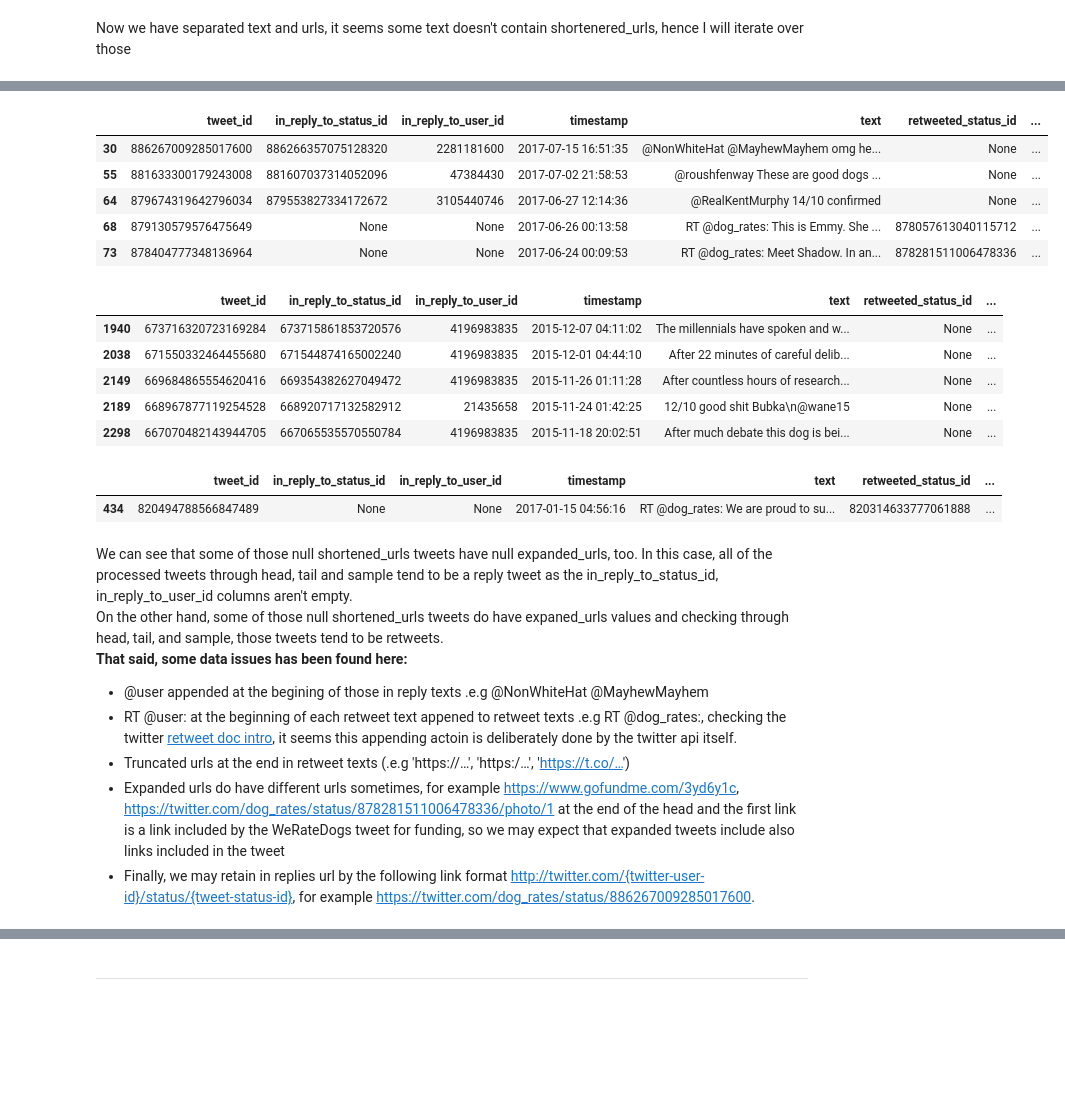
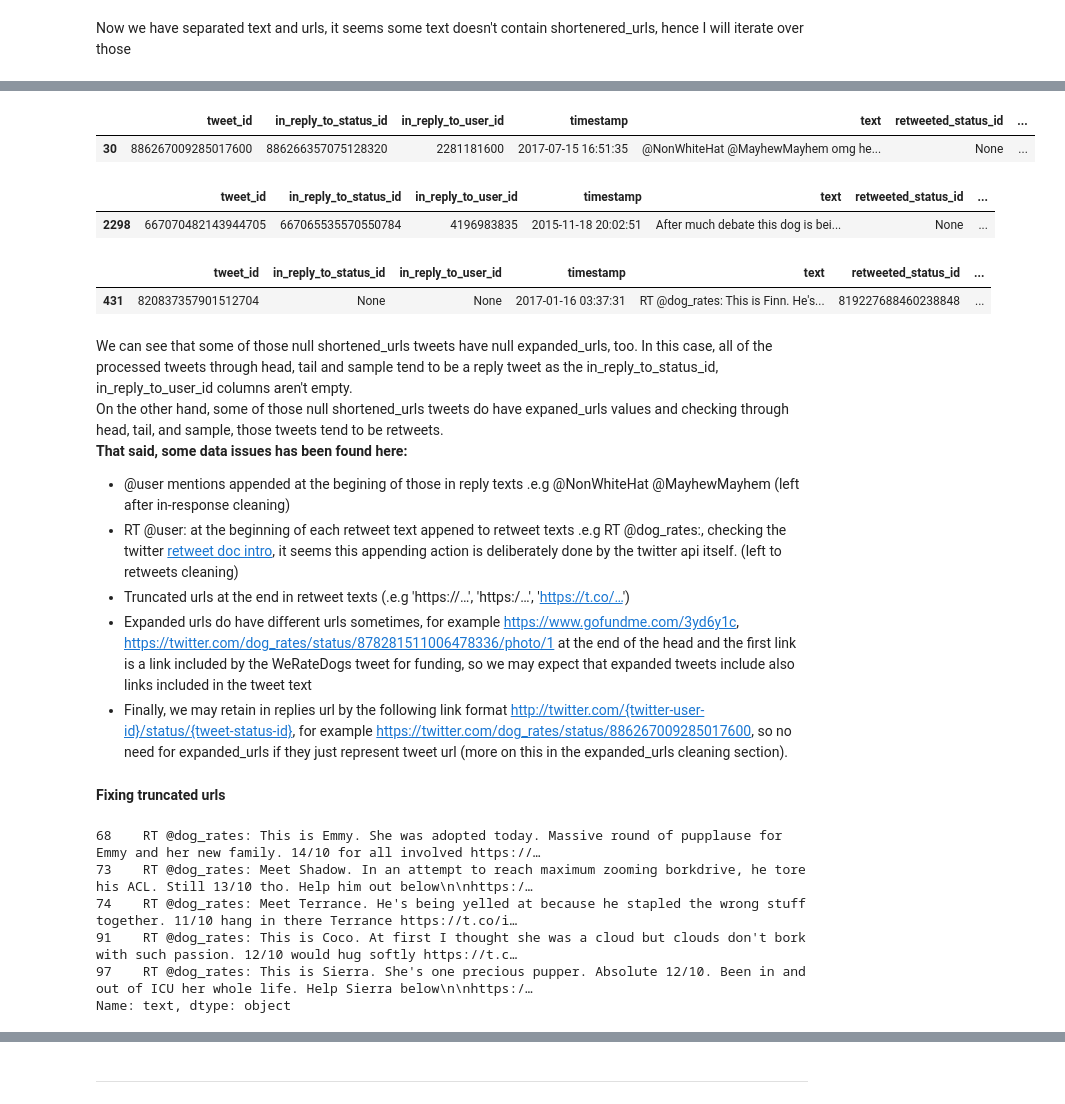
Before and after one commit to AbdelrahmanTorki/Wrangle-and-Analyze-Data, a Jupyter notebook: wrangle_act.ipynb, the cells around one changed output, grey strips where cells are left out. Saved outputs shown, nothing was run; the diff lists cells and outputs as text; code cells hidden in the pictures; blank space fills up the shorter version.

```diff
--- a/wrangle_act.ipynb
+++ b/wrangle_act.ipynb
@@ -533,7 +454,8 @@ def get_index(df, column, values):
 ### Deleted Tweets
 # %% [markdown]
 I will drop deleted tweets since I cannot assess their authenticity
-# %%
-deleted_tweets_ids = np.asarray(deleted_tweets_ids).astype(str)
-# %%
-dogs_clean.drop(get_index(dogs_clean, 'tweet_id', deleted_tweets_ids), inplace=True)
+# %%
+deleted_tweets_ids = np.asarray(deleted_tweets_ids).astype(np.int64)
+del_tweets_indices = dogs_clean[dogs_clean['tweet_id'].isin(deleted_tweets_ids)].index
+
+print(dogs_clean.loc[del_tweets_indices].shape[0], len(deleted_tweets_ids))
@@ -539,0 +464,5 @@ dogs_clean.drop(get_index(dogs_clean, 'tweet_id', deleted_tweets_ids), inplace=T
+# %%
+## Dropping deleted tweets
+
+
+dogs_clean.drop(del_tweets_indices, inplace=True)
@@ -730,34 +658,38 @@ shortened_urls                0 non-null object
 dtypes: datetime64[ns](2), int64(2), object(15)
 memory usage: 20.9+ KB
 # %%
-none_shortened_urls.head()
+none_shortened_urls.head(1)
 # %% [output]
 |  | tweet_id | in_reply_to_status_id | in_reply_to_user_id | timestamp | text | retweeted_status_id | ... |
 | 30 | 886267009285017600 | 886266357075128320 | 2281181600 | 2017-07-15 16:51:35 | @NonWhiteHat @MayhewMayhem omg he... | None | ... |
-| 55 | 881633300179243008 | 881607037314052096 | 47384430 | 2017-07-02 21:58:53 | @roushfenway These are good dogs ... | None | ... |
-| 64 | 879674319642796034 | 879553827334172672 | 3105440746 | 2017-06-27 12:14:36 | @RealKentMurphy 14/10 confirmed | None | ... |
-| 68 | 879130579576475649 | None | None | 2017-06-26 00:13:58 | RT @dog_rates: This is Emmy. She ... | 878057613040115712 | ... |
-| 73 | 878404777348136964 | None | None | 2017-06-24 00:09:53 | RT @dog_rates: Meet Shadow. In an... | 878281511006478336 | ... |
 # %%
-none_shortened_urls.tail()
+none_shortened_urls.tail(1)
 # %% [output]
 |  | tweet_id | in_reply_to_status_id | in_reply_to_user_id | timestamp | text | retweeted_status_id | ... |
-| 1940 | 673716320723169284 | 673715861853720576 | 4196983835 | 2015-12-07 04:11:02 | The millennials have spoken and w... | None | ... |
-| 2038 | 671550332464455680 | 671544874165002240 | 4196983835 | 2015-12-01 04:44:10 | After 22 minutes of careful delib... | None | ... |
-| 2149 | 669684865554620416 | 669354382627049472 | 4196983835 | 2015-11-26 01:11:28 | After countless hours of research... | None | ... |
-| 2189 | 668967877119254528 | 668920717132582912 | 21435658 | 2015-11-24 01:42:25 | 12/10 good shit Bubka\n@wane15 | None | ... |
 | 2298 | 667070482143944705 | 667065535570550784 | 4196983835 | 2015-11-18 20:02:51 | After much debate this dog is bei... | None | ... |
 # %%
-none_shortened_urls.sample()
+none_shortened_urls.sample(1)
 # %% [output]
 |  | tweet_id | in_reply_to_status_id | in_reply_to_user_id | timestamp | text | retweeted_status_id | ... |
-| 434 | 820494788566847489 | None | None | 2017-01-15 04:56:16 | RT @dog_rates: We are proud to su... | 820314633777061888 | ... |
+| 431 | 820837357901512704 | None | None | 2017-01-16 03:37:31 | RT @dog_rates: This is Finn. He's... | 819227688460238848 | ... |
 # %% [markdown]
 We can see that some of those null shortened_urls tweets have null expanded_urls, too. In this case, all of the processed tweets through head, tail and sample tend to be a reply tweet as the in_reply_to_status_id, in_reply_to_user_id columns aren't empty.<br>
 On the other hand, some of those null shortened_urls tweets do have expaned_urls values and checking through head, tail, and sample, those tweets tend to be retweets.<br>
 **That said, some data issues has been found here:**
-* @user appended at the begining of those in reply texts .e.g @NonWhiteHat @MayhewMayhem
-* RT @user: at the beginning of each retweet text appened to retweet texts .e.g RT @dog_rates:, checking the twitter [retweet doc intro](https://developer.twitter.com/en/docs/tweets/data-dictionary/overview/intro-to-tweet-json.html), it seems this appending actoin is deliberately done by the twitter api itself.
+* @user mentions appended at the begining of those in reply texts .e.g @NonWhiteHat @MayhewMayhem (left after in-response cleaning)
+* RT @user: at the beginning of each retweet text appened to retweet texts .e.g RT @dog_rates:, checking the twitter [retweet doc intro](https://developer.twitter.com/en/docs/tweets/data-dictionary/overview/intro-to-tweet-json.html), it seems this appending action is deliberately done by the twitter api itself. (left to retweets cleaning)
 * Truncated urls at the end in retweet texts (.e.g  'https://…', 'https:/…', 'https://t.co/…')
-* Expanded urls do have different urls sometimes, for example https://www.gofundme.com/3yd6y1c, https://twitter.com/dog_rates/status/878281511006478336/photo/1 at the end of the head and the first link is a link included by the WeRateDogs tweet for funding, so we may expect that expanded tweets include also links included in the tweet
-* Finally, we may retain in replies url by the following link format http://twitter.com/{twitter-user-id}/status/{tweet-status-id}, for example https://twitter.com/dog_rates/status/886267009285017600.
+* Expanded urls do have different urls sometimes, for example https://www.gofundme.com/3yd6y1c, https://twitter.com/dog_rates/status/878281511006478336/photo/1 at the end of the head and the first link is a link included by the WeRateDogs tweet for funding, so we may expect that expanded tweets include also links included in the tweet text
+* Finally, we may retain in replies url by the following link format http://twitter.com/{twitter-user-id}/status/{tweet-status-id}, for example https://twitter.com/dog_rates/status/886267009285017600, so no need for expanded_urls if they just represent tweet url (more on this in the expanded_urls cleaning section).
+# %% [markdown]
+**Fixing truncated urls**
+# %%
+truncated_urls_indices = dogs_clean.text.str.extract('(https?[^\s]+)').dropna().index
+dogs_clean.loc[truncated_urls_indices, 'text'].head()
+# %% [output]
+68    RT @dog_rates: This is Emmy. She was adopted today. Massive round of pupplause for Emmy and her new family. 14/10 for all involved https://…
+73    RT @dog_rates: Meet Shadow. In an attempt to reach maximum zooming borkdrive, he tore his ACL. Still 13/10 tho. Help him out below\n\nhttps:/…
+74    RT @dog_rates: Meet Terrance. He's being yelled at because he stapled the wrong stuff together. 11/10 hang in there Terrance https://t.co/i…
+91    RT @dog_rates: This is Coco. At first I thought she was a cloud but clouds don't bork with such passion. 12/10 would hug softly https://t.c…
+97    RT @dog_rates: This is Sierra. She's one precious pupper. Absolute 12/10. Been in and out of ICU her whole life. Help Sierra below\n\nhttps:/…
+Name: text, dtype: object
```
Also changed, not shown: parts of 197 cells of this notebook.
